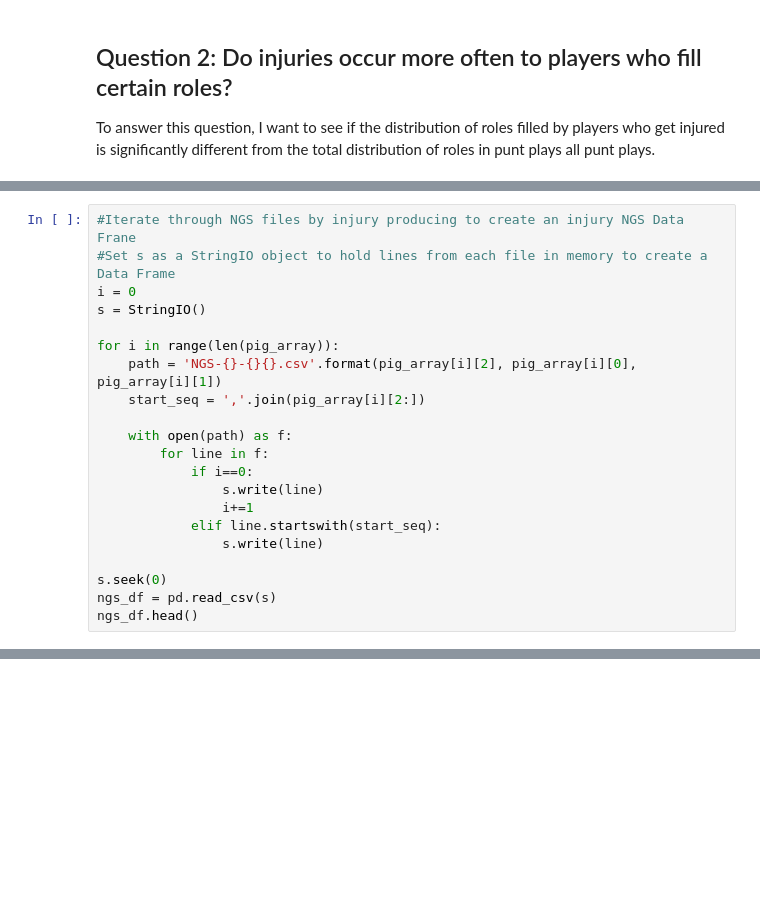
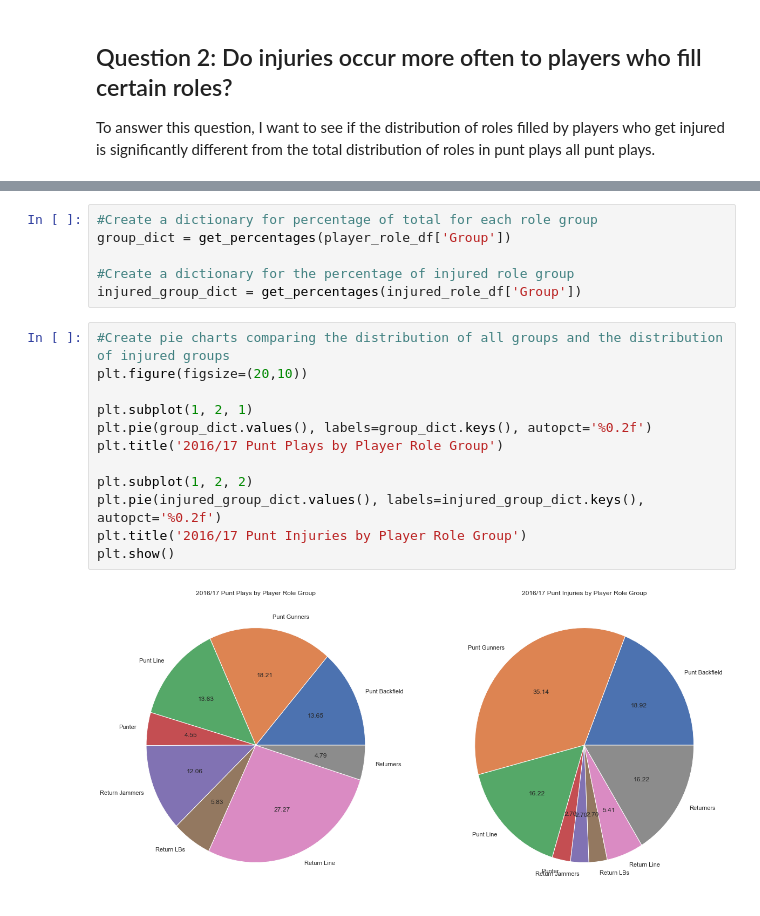
Before and after one commit to tjeffkessler/punt_analytics, a Jupyter notebook: Analytic Report Final.ipynb, the cells around one changed output, grey strips where cells are left out. Saved outputs shown, nothing was run; the diff lists cells and outputs as text; blank space fills up the shorter version.

```diff
--- a/Analytic Report Final.ipynb
+++ b/Analytic Report Final.ipynb
@@ -392,21 +403,0 @@ for index, row in pig_df.iterrows():
-# %%
-#Iterate through NGS files by injury producing to create an injury NGS Data Frane
-#Set s as a StringIO object to hold lines from each file in memory to create a Data Frame
-i = 0
-s = StringIO()
-
-for i in range(len(pig_array)):
-    path = 'NGS-{}-{}{}.csv'.format(pig_array[i][2], pig_array[i][0], pig_array[i][1])
-    start_seq = ','.join(pig_array[i][2:])
-
-    with open(path) as f:
-        for line in f:
-            if i==0:
-                s.write(line)
-                i+=1
-            elif line.startswith(start_seq):
-                s.write(line)
-
-s.seek(0)
-ngs_df = pd.read_csv(s)
-ngs_df.head()
@@ -471,0 +444,20 @@ plt.show()
+# %%
+#Create a dictionary for percentage of total for each role group
+group_dict = get_percentages(player_role_df['Group'])
+
+#Create a dictionary for the percentage of injured role group
+injured_group_dict = get_percentages(injured_role_df['Group'])
+# %%
+#Create pie charts comparing the distribution of all groups and the distribution of injured groups
+plt.figure(figsize=(20,10))
+
+plt.subplot(1, 2, 1)
+plt.pie(group_dict.values(), labels=group_dict.keys(), autopct='%0.2f')
+plt.title('2016/17 Punt Plays by Player Role Group')
+
+plt.subplot(1, 2, 2)
+plt.pie(injured_group_dict.values(), labels=injured_group_dict.keys(), autopct='%0.2f')
+plt.title('2016/17 Punt Injuries by Player Role Group')
+plt.show()
+# %% [output]
+[figure, added]
```
Also changed, not shown: parts of 48 cells of this notebook.
